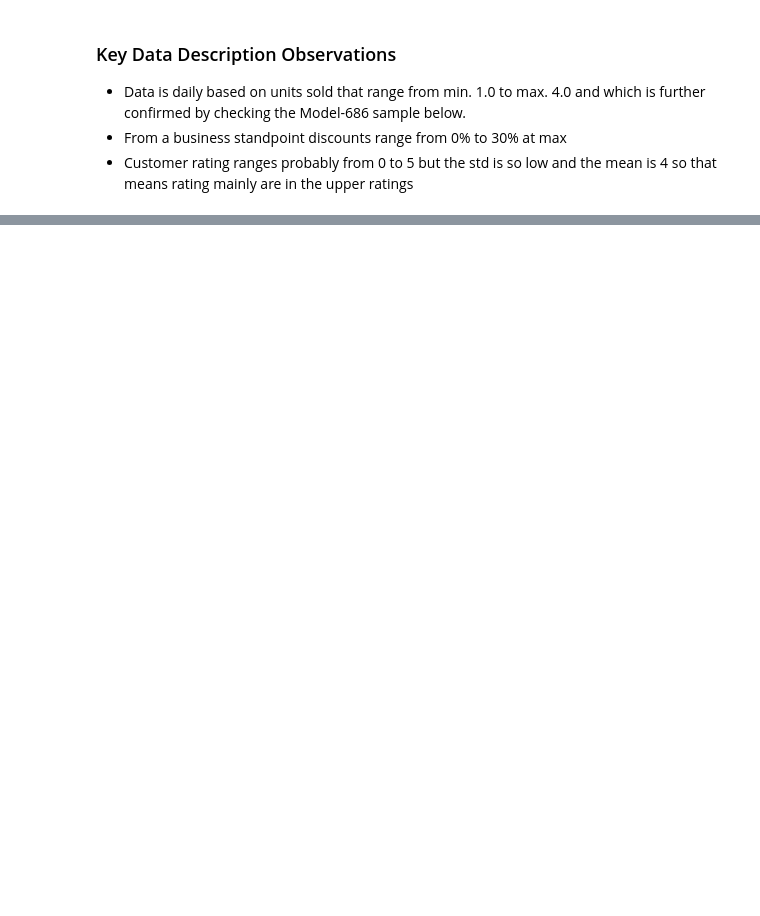
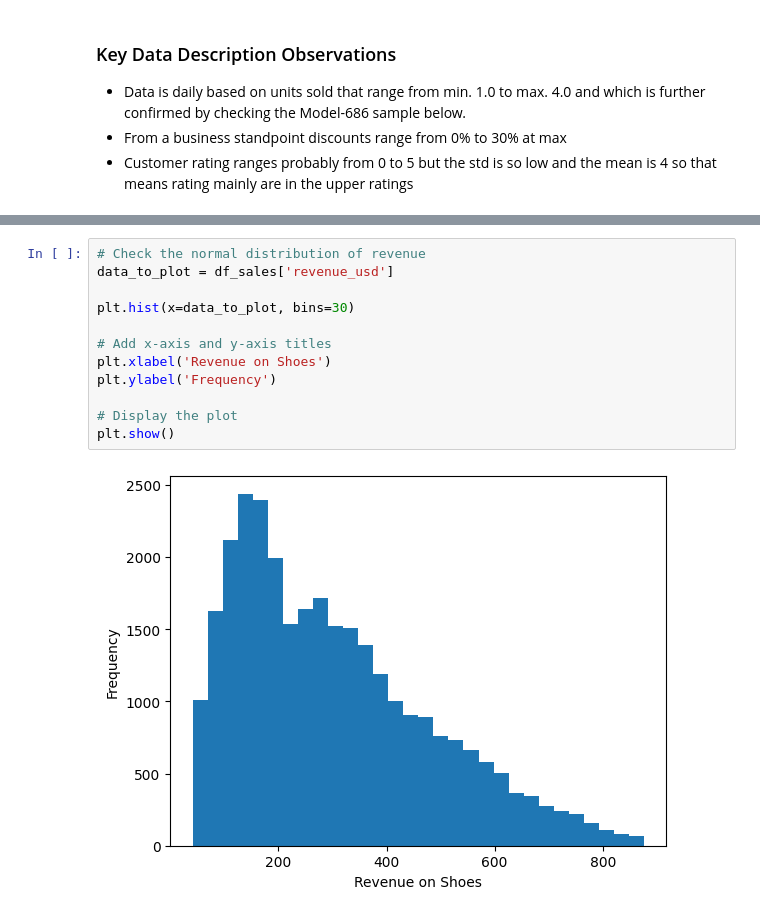
Before and after one commit to MrBigJupiter/Footwear_Sales_Analysis_2018_2026, a Jupyter notebook: Footwear Sales Analysis 2018/Jupyter Notebooks/eda.ipynb, the cells around one changed output, grey strips where cells are left out. Drawn from its saved outputs; the diff is of its cells as text; blank space fills up the shorter version.

```diff
--- a/Footwear Sales Analysis 2018/Jupyter Notebooks/eda.ipynb
+++ b/Footwear Sales Analysis 2018/Jupyter Notebooks/eda.ipynb
@@ -93,0 +183,14 @@ df_sales[df_sales["model_name"] == "Model-686"].sample(5)
+# %%
+# Check the normal distribution of revenue
+data_to_plot = df_sales['revenue_usd']
+
+plt.hist(x=data_to_plot, bins=30)
+
+# Add x-axis and y-axis titles
+plt.xlabel('Revenue on Shoes')
+plt.ylabel('Frequency')
+
+# Display the plot
+plt.show()
+# %% [output]
+[figure, added]
```
Also changed, not shown: parts of 10 cells of this notebook.
